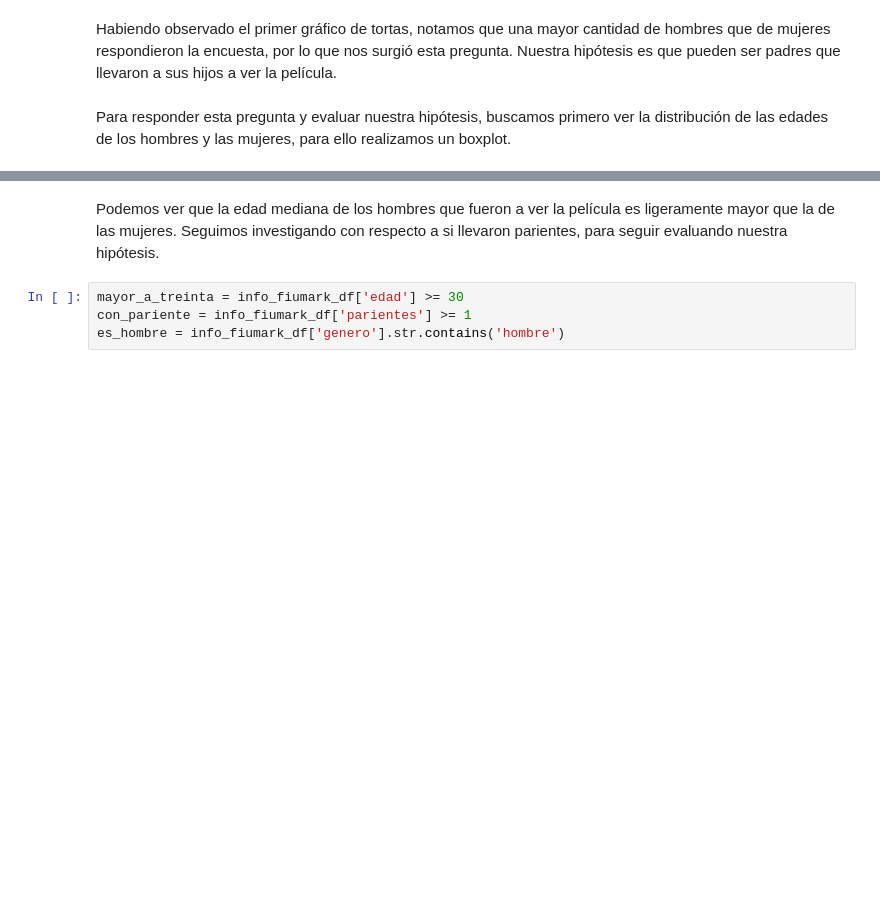
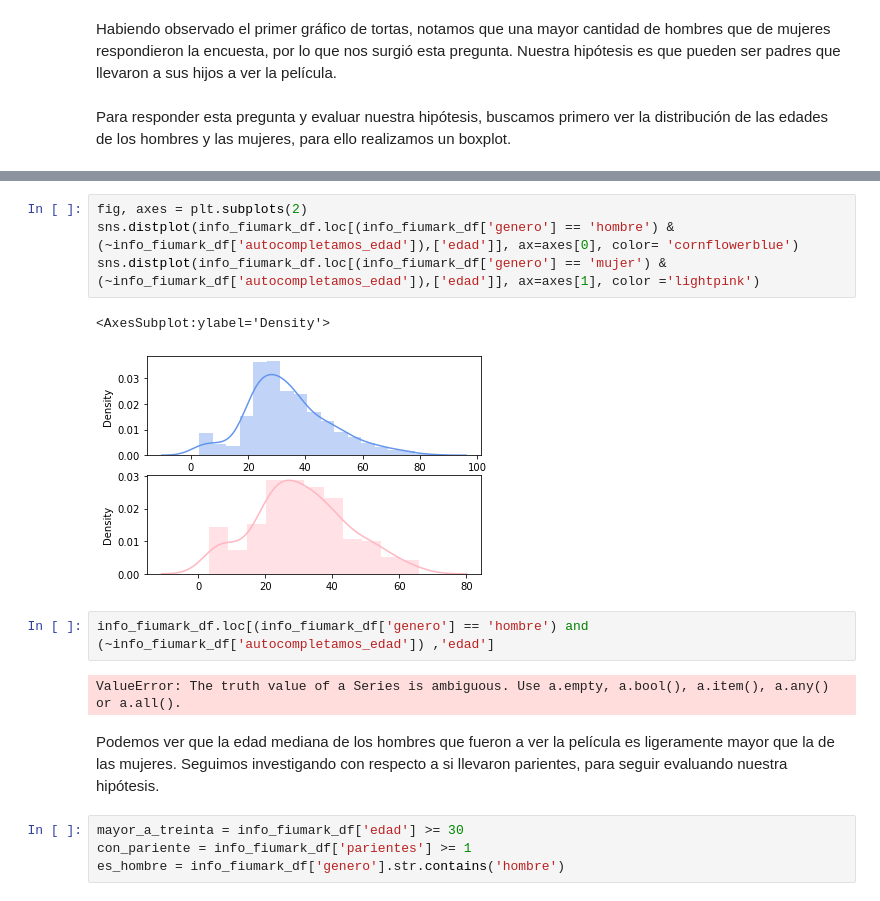
Before and after one commit to Enrique-Alvaro/Analisis-exploratorio, a Jupyter notebook: Analisis Exploratorio/Analisis.ipynb, the cells around one changed output, grey strips where cells are left out. Cells and saved outputs as stored; diff of their text form; blank space fills up the shorter version.

```diff
--- a/Analisis Exploratorio/Analisis.ipynb
+++ b/Analisis Exploratorio/Analisis.ipynb
@@ -304,3 +307,14 @@ plt.show()
+# %%
+fig, axes = plt.subplots(2)
+sns.distplot(info_fiumark_df.loc[(info_fiumark_df['genero'] == 'hombre') & (~info_fiumark_df['autocompletamos_edad']),['edad']], ax=axes[0], color= 'cornflowerblue')
+sns.distplot(info_fiumark_df.loc[(info_fiumark_df['genero'] == 'mujer') & (~info_fiumark_df['autocompletamos_edad']),['edad']], ax=axes[1], color ='lightpink')
+# %% [output]
+<AxesSubplot:ylabel='Density'>
+[figure, added]
+# %%
+info_fiumark_df.loc[(info_fiumark_df['genero'] == 'hombre') and (~info_fiumark_df['autocompletamos_edad']) ,'edad']
+# %% [output]
+ValueError: The truth value of a Series is ambiguous. Use a.empty, a.bool(), a.item(), a.any() or a.all().
 # %% [markdown]
 Podemos ver que la edad mediana de los hombres que fueron a ver la película es ligeramente mayor que la de las mujeres. Seguimos investigando con respecto a si llevaron parientes, para seguir evaluando nuestra hipótesis.
 # %%
```
Also changed, not shown: parts of 3 cells of this notebook.
